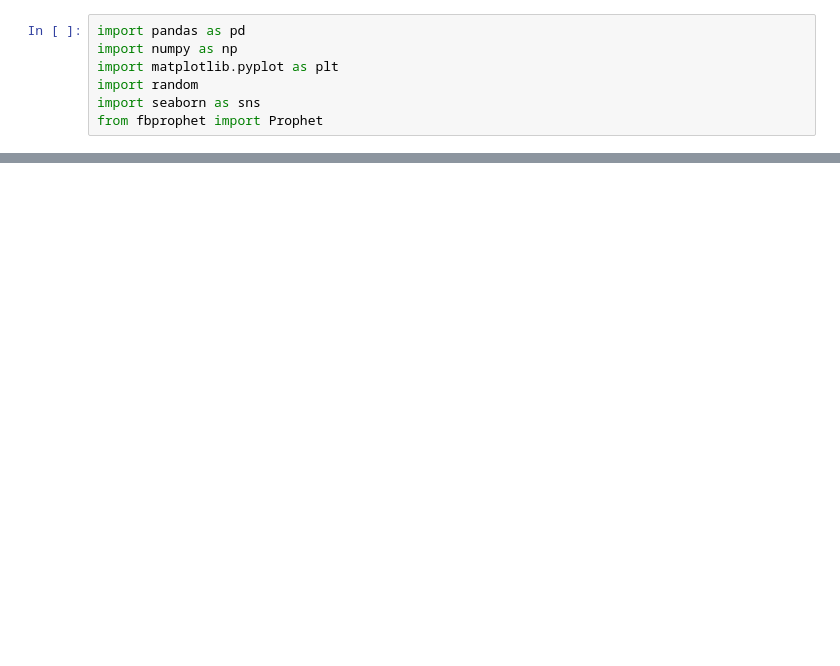
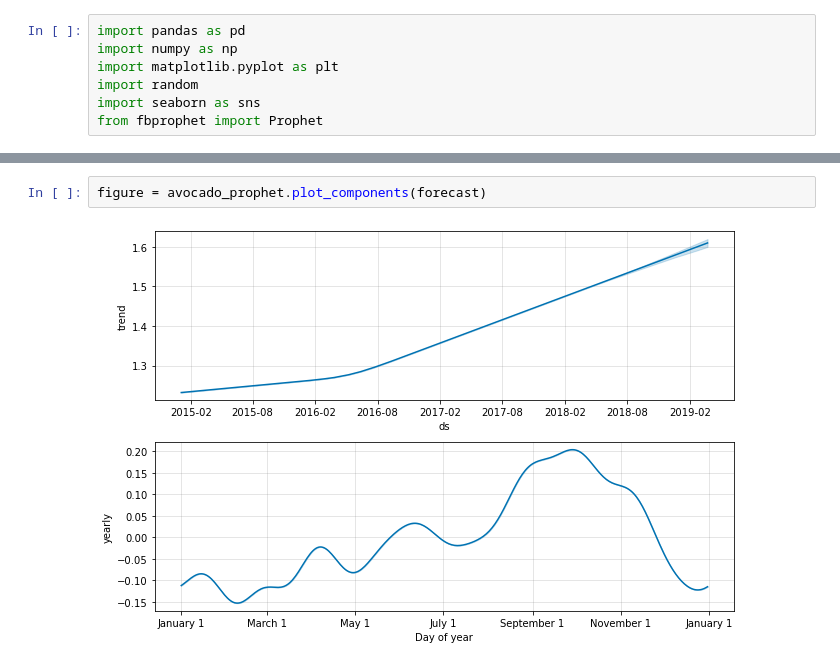
Before and after one commit to AFOL-Dave/AvocadoPrices, a Jupyter notebook: Avocado Prices.ipynb, the cells around one changed output, grey strips where cells are left out. Drawn from its saved outputs; the diff is of its cells as text; blank space fills up the shorter version.

```diff
--- a/Avocado Prices.ipynb
+++ b/Avocado Prices.ipynb
@@ -28,0 +140,4 @@ avocado_data
+# %%
+figure = avocado_prophet.plot_components(forecast)
+# %% [output]
+[figure, added]
```
Also changed, not shown: parts of 13 cells of this notebook.
